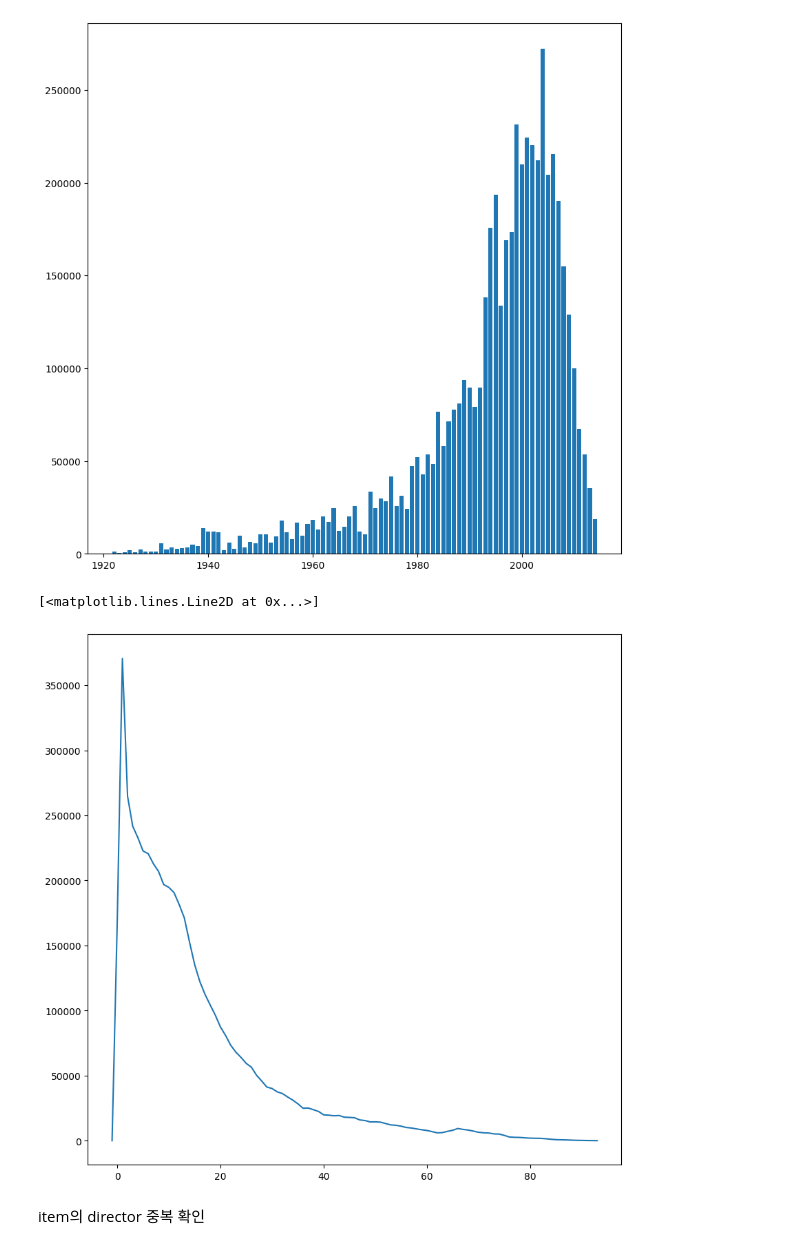
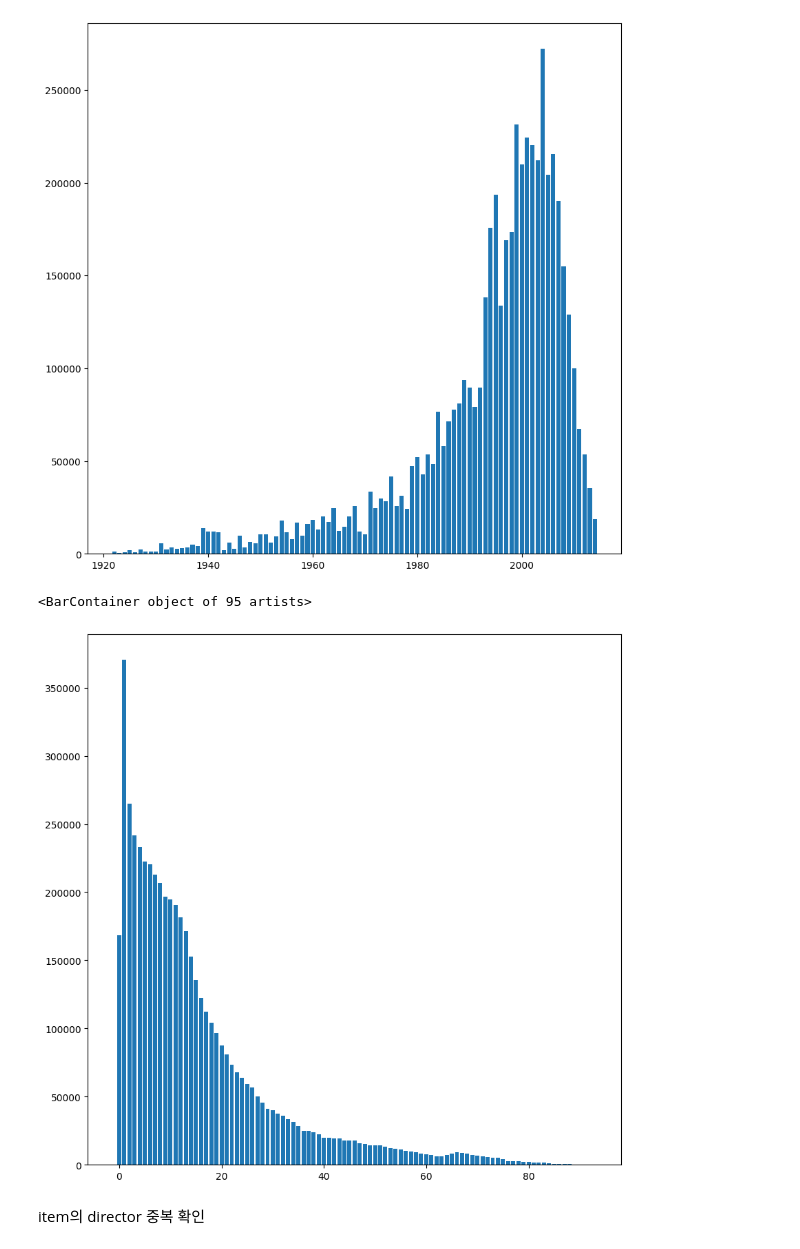
Before and after one commit to boostcampaitech4lv23recsys1/level2_movierecommendation_recsys-level2-recsys-05, a Jupyter notebook: eda/EDA_gt.ipynb, the cells around one changed output. Drawn from its saved outputs; the diff is of its cells as text; code cells hidden in the pictures.

```diff
--- a/eda/EDA_gt.ipynb
+++ b/eda/EDA_gt.ipynb
@@ -86,7 +127,7 @@ titles.groupby('item').title.nunique().max()
 # %% [output]
 1
 # %%
-train = pd.merge(train, titles, on='item')
+train = pd.merge(train, titles, on='item', how='left')
 train.head()
 # %% [output]
 |  | user | item | time | timestamp | year | month | day | hour | minute | second | title |
@@ -109,7 +150,7 @@ years.groupby('item').year.nunique().max()
 1
 # %%
 years.columns = ['item', 'movie_year']
-train = pd.merge(train, years, on='item')
+train = pd.merge(train, years, how='left', on='item')
 train.head()
 # %% [output]
 |  | user | item | time | timestamp | year | month | day | hour | minute | second | title | ... |
@@ -126,12 +168,14 @@ plt.bar(data.index, data.values)
 <BarContainer object of 93 artists>
 [figure]
 # %%
-train['long'] = train[['year', 'movie_year']].apply(lambda x : x[0] - x[1], axis=1)
+#train['long'] = train[['year', 'movie_year']].apply(lambda x : x[0] - x[1], axis=1)
+train['long'] = train['year'] - train['movie_year']
+data = train.groupby('long').item.count()
 plt.figure(figsize=(10,10))
-plt.plot(train.groupby('long').item.count())
+plt.bar(data.index, data.values)
 # %% [output]
-[<matplotlib.lines.Line2D at 0x...>]
+<BarContainer object of 95 artists>
-[figure, old version]
+[figure, new version]
 # %% [markdown]
 item의 director 중복 확인
 # %%
```
Also changed, not shown: parts of 48 cells of this notebook, 2 other files.
